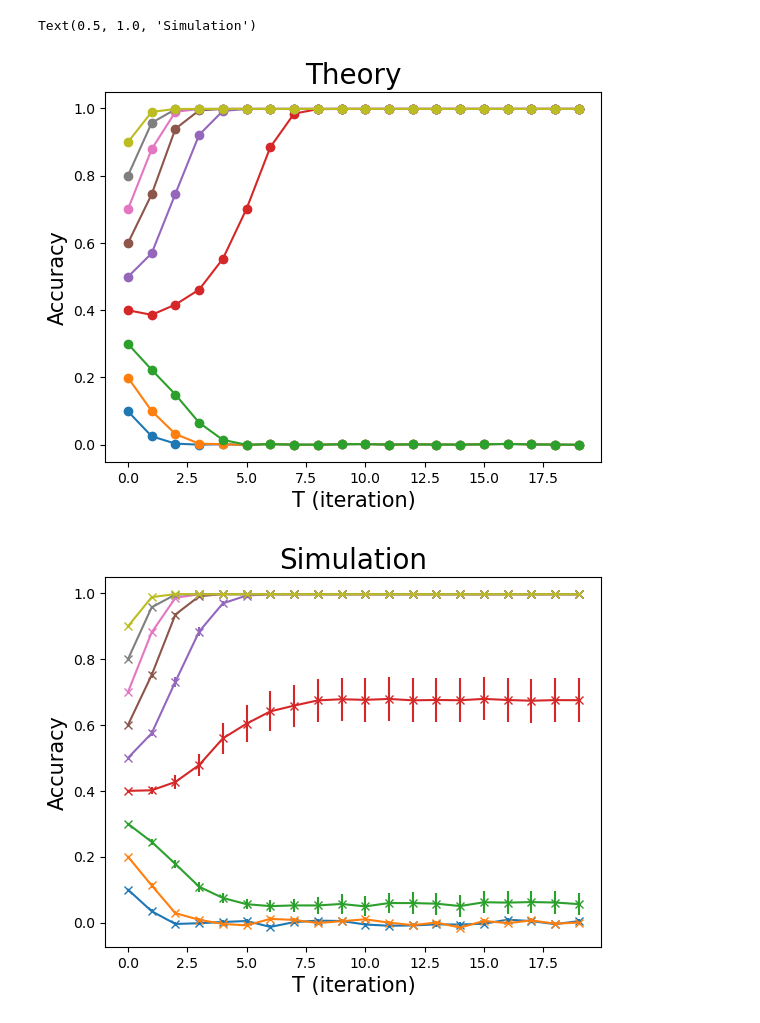
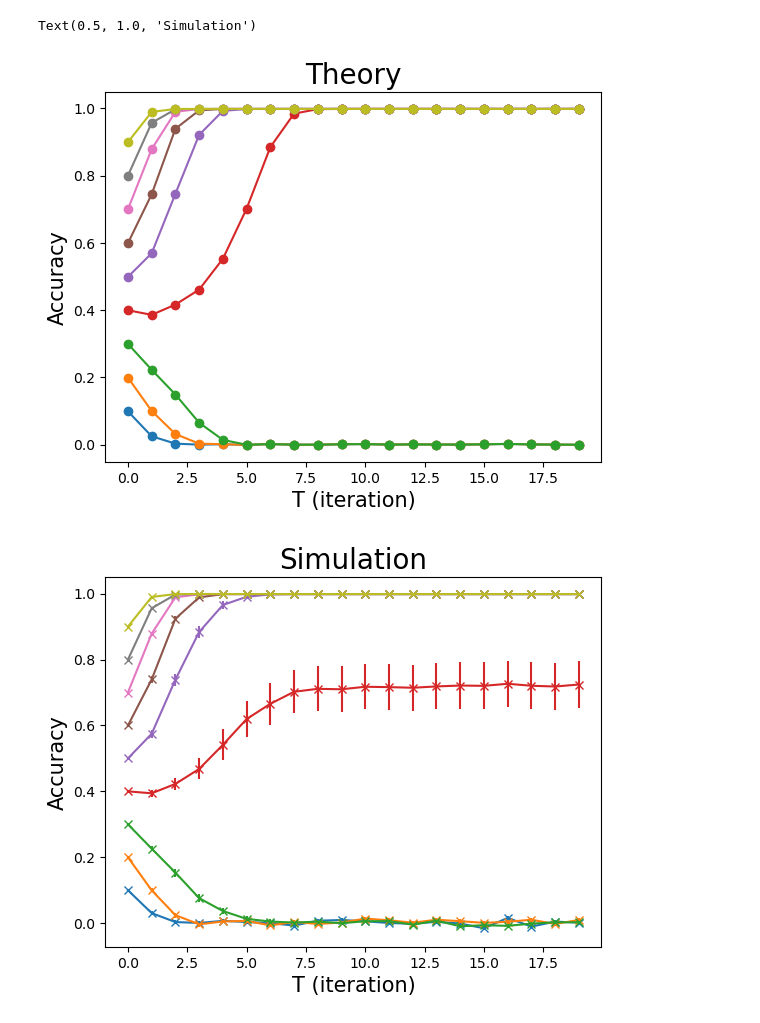
Before and after one commit to sumikawa-yuto-lang/attention_hopfield_vs_transformer, a Jupyter notebook: appendix/Hopfield.ipynb, the cells around one changed output. Cells and saved outputs as stored; diff of their text form; code cells hidden in the pictures.

```diff
--- a/appendix/Hopfield.ipynb
+++ b/appendix/Hopfield.ipynb
@@ -95,13 +95,13 @@ ax.set_ylabel('Accuracy',fontsize=15)
 ax.set_title('Theory',fontsize=20)
 
 
-#### 実験
+    #### 実験
 fig, ax = plt.subplots()
 
-N = 600
+N = 800
 M = int(alpha*N**2)
 
-Nsamp =50
+Nsamp =40
 
 cmap = plt.get_cmap('tab10')
 #colors = cmap(np.linspace(0, 1, len(x)))
@@ -118,31 +118,31 @@ for m0 in m0_list:
 
         m_exp_list = [m0]
         s = np.ones((N))
         for i in range(N):
             if rng.random() > (1+m0)/2:
                 s[i] *= (-1)
         s = s * xi[0,:]
         h= np.zeros((N,))
         for t in range(1,T):
             overlap = (np.outer(xi@s,np.ones((N,))) -xi*s)/N
             a = xi*s
             for i in range(N):
                 h[i] = xi[:,i]@(overlap[:,i]**2-np.ones(M,)/N) / 2
             s = np.sign(h)
             m = s * xi[0,:]
             m_exp_list.append(m.mean())
 
         m_exp_list_list.append(m_exp_list)
 
     m_exp_array = np.array(m_exp_list_list)
     np.save('m_exp_array.npy', m_exp_array)
     ax.errorbar([n for n in range(int(T))], np.mean(m_exp_array,axis=0),m_exp_array.std(axis=0)/np.sqrt(Nsamp),marker = 'x')
 
 
 ax.set_xlabel('T (iteration)',fontsize=15)
 ax.set_ylabel('Accuracy',fontsize=15)
 ax.set_title('Simulation',fontsize=20)
 # %% [output]
 Text(0.5, 1.0, 'Simulation')
 [figure]
-[figure, old version]
+[figure, new version]
```
